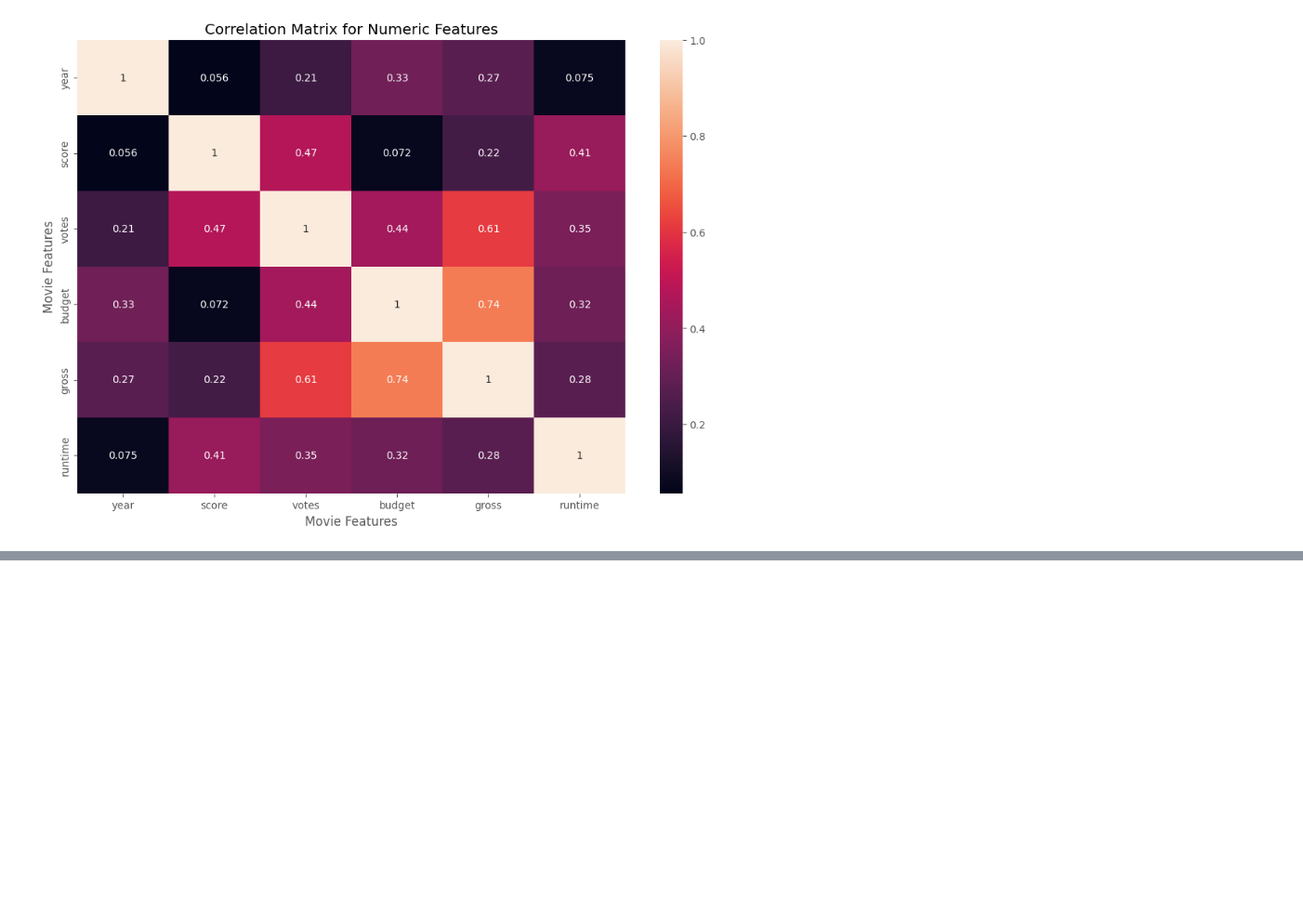
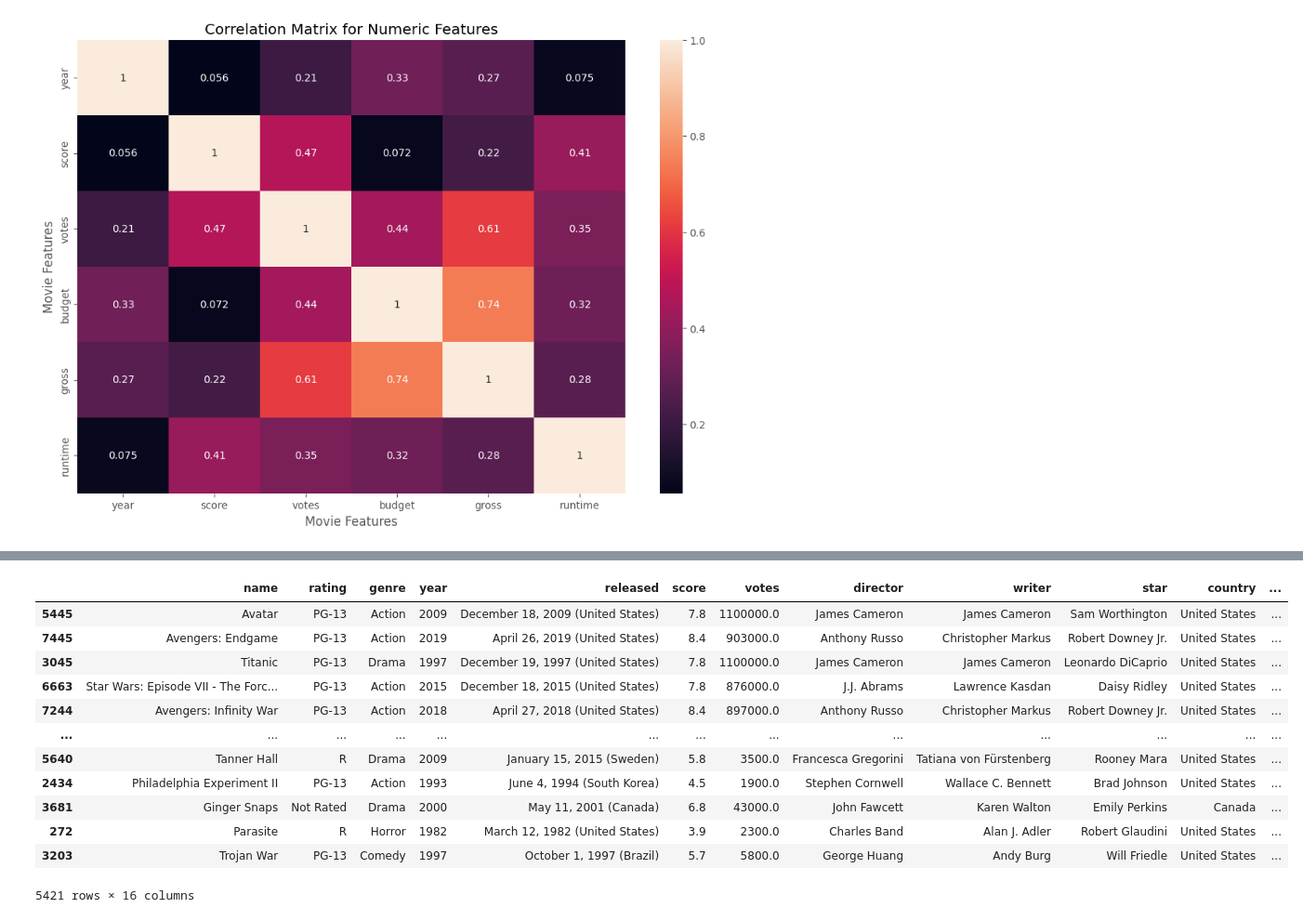
Before and after one commit to veroanalytic/movie-industry-analysis, a Jupyter notebook: Movie Industry Analysis.ipynb, the cells around one changed output, grey strips where cells are left out. Shown: that part at 93% size. Saved outputs shown, nothing was run; the diff lists cells and outputs as text; code cells hidden in the pictures; blank space fills up the shorter version.

```diff
--- a/Movie Industry Analysis.ipynb
+++ b/Movie Industry Analysis.ipynb
@@ -289,0 +326,16 @@ Company
+# %%
+df
+# %% [output]
+|  | name | rating | genre | year | released | score | votes | director | writer | star | country | ... |
+| 5445 | Avatar | PG-13 | Action | 2009 | December 18, 2009 (United States) | 7.8 | 1100000.0 | James Cameron | James Cameron | Sam Worthington | United States | ... |
+| 7445 | Avengers: Endgame | PG-13 | Action | 2019 | April 26, 2019 (United States) | 8.4 | 903000.0 | Anthony Russo | Christopher Markus | Robert Downey Jr. | United States | ... |
+| 3045 | Titanic | PG-13 | Drama | 1997 | December 19, 1997 (United States) | 7.8 | 1100000.0 | James Cameron | James Cameron | Leonardo DiCaprio | United States | ... |
+| 6663 | Star Wars: Episode VII - The Forc... | PG-13 | Action | 2015 | December 18, 2015 (United States) | 7.8 | 876000.0 | J.J. Abrams | Lawrence Kasdan | Daisy Ridley | United States | ... |
+| 7244 | Avengers: Infinity War | PG-13 | Action | 2018 | April 27, 2018 (United States) | 8.4 | 897000.0 | Anthony Russo | Christopher Markus | Robert Downey Jr. | United States | ... |
+| ... | ... | ... | ... | ... | ... | ... | ... | ... | ... | ... | ... | ... |
+| 5640 | Tanner Hall | R | Drama | 2009 | January 15, 2015 (Sweden) | 5.8 | 3500.0 | Francesca Gregorini | Tatiana von Fürstenberg | Rooney Mara | United States | ... |
+| 2434 | Philadelphia Experiment II | PG-13 | Action | 1993 | June 4, 1994 (South Korea) | 4.5 | 1900.0 | Stephen Cornwell | Wallace C. Bennett | Brad Johnson | United States | ... |
+| 3681 | Ginger Snaps | Not Rated | Drama | 2000 | May 11, 2001 (Canada) | 6.8 | 43000.0 | John Fawcett | Karen Walton | Emily Perkins | Canada | ... |
+| 272 | Parasite | R | Horror | 1982 | March 12, 1982 (United States) | 3.9 | 2300.0 | Charles Band | Alan J. Adler | Robert Glaudini | United States | ... |
+| 3203 | Trojan War | PG-13 | Comedy | 1997 | October 1, 1997 (Brazil) | 5.7 | 5800.0 | George Huang | Andy Burg | Will Friedle | United States | ... |
+5421 rows × 16 columns
```
Also changed, not shown: parts of 17 cells of this notebook.
